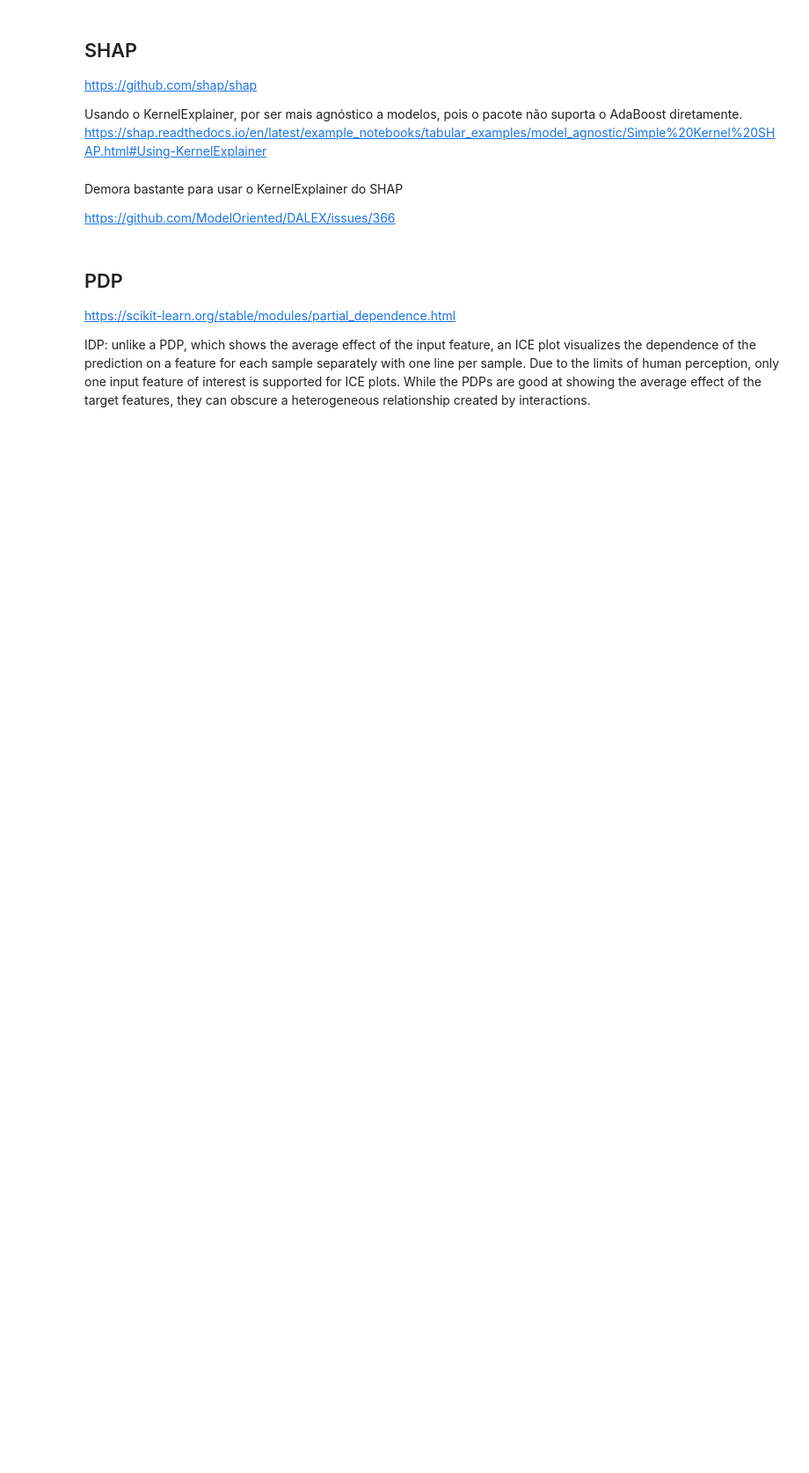
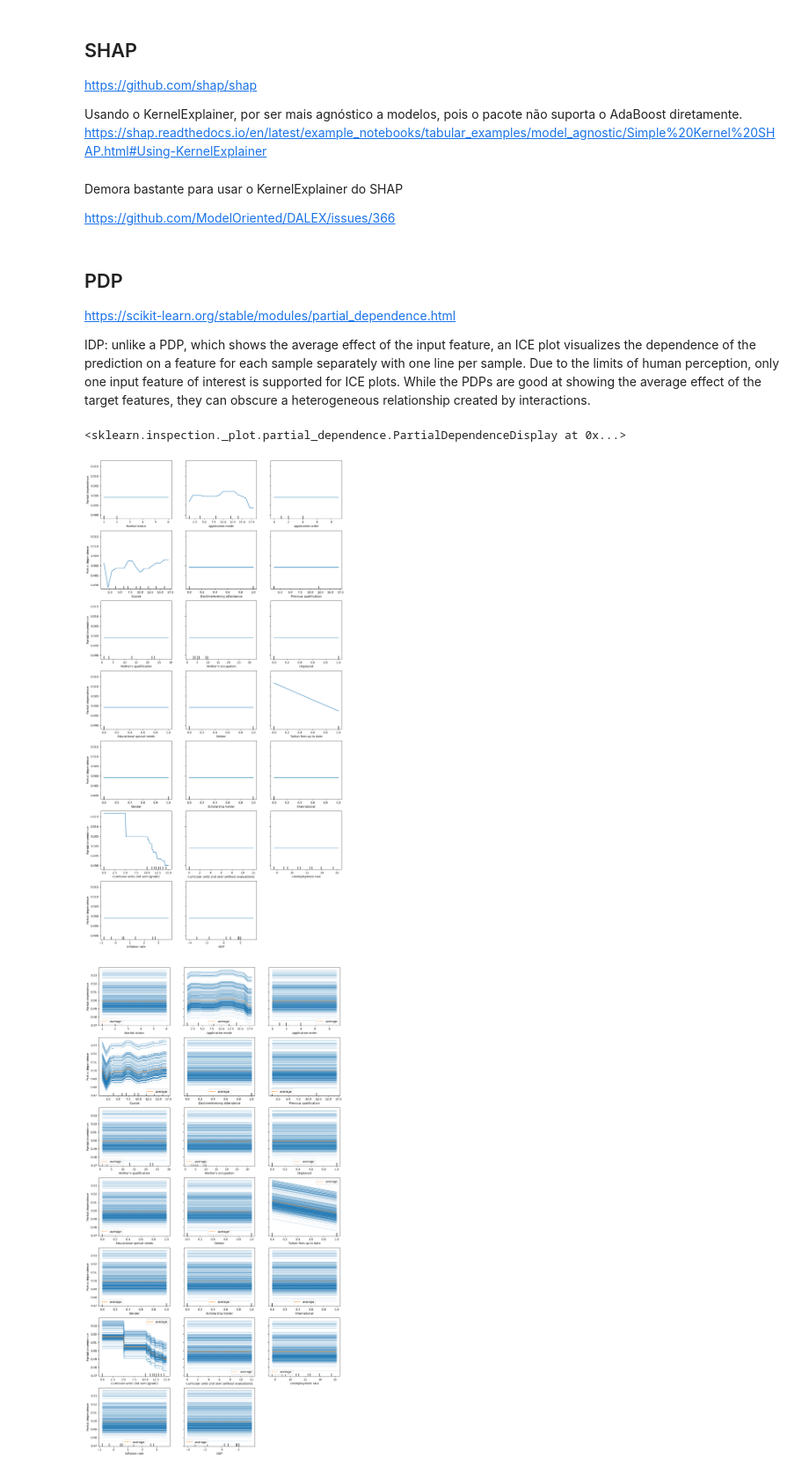
Before and after one commit to leonardoazzi/ipp-student-dropout, a Jupyter notebook: src/t2-interpretabilidade.ipynb, the cells around one changed output. Shown at 88% size. Saved outputs shown, nothing was run; the diff lists cells and outputs as text; code cells hidden in the pictures; blank space fills up the shorter version.

```diff
--- a/src/t2-interpretabilidade.ipynb
+++ b/src/t2-interpretabilidade.ipynb
@@ -193,27 +272,28 @@ https://scikit-learn.org/stable/modules/partial_dependence.html
 IDP: unlike a PDP, which shows the average effect of the input feature, an ICE plot visualizes the dependence of the prediction on a feature for each sample separately with one line per sample. Due to the limits of human perception, only one input feature of interest is supported for ICE plots. While the PDPs are good at showing the average effect of the target features, they can obscure a heterogeneous relationship created by interactions.
 # %%
 from sklearn.inspection import PartialDependenceDisplay
-
-pipeline = make_pipeline(abc)
-model = pipeline.fit(X, y)
 
 # One-way Partial Dependence Plot
 # ==================================
 features = list(range(20)) # Índices dos atributos que serão plotados
 
 PartialDependenceDisplay.from_estimator(model, X, features, n_cols=3)
 plt.gcf().set_size_inches(15, 30)
 
 PartialDependenceDisplay.from_estimator(model, X, features, n_cols=3, kind='both')
 plt.gcf().set_size_inches(15, 30)
 
 # Two-way Partial Dependence Plot
 # ==================================
 
 # Grade 2nd sem vs. Scholarship holder
 features = [(13,15)]
 PartialDependenceDisplay.from_estimator(model, X, features)
 
 # Tuition Fees Up to Date vs. Grade 2nd sem
 features = [(11,15)]
 PartialDependenceDisplay.from_estimator(model, X, features)
+# %% [output]
+<sklearn.inspection._plot.partial_dependence.PartialDependenceDisplay at 0x...>
+[figure, added]
+[figure, added]
```
Also changed, not shown: parts of 18 cells of this notebook.
